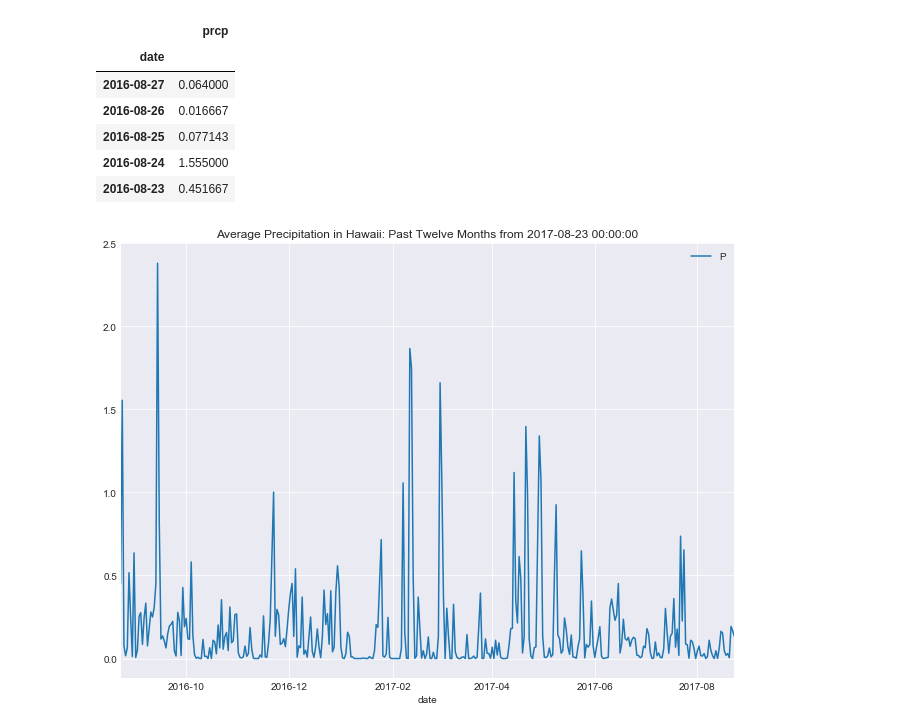
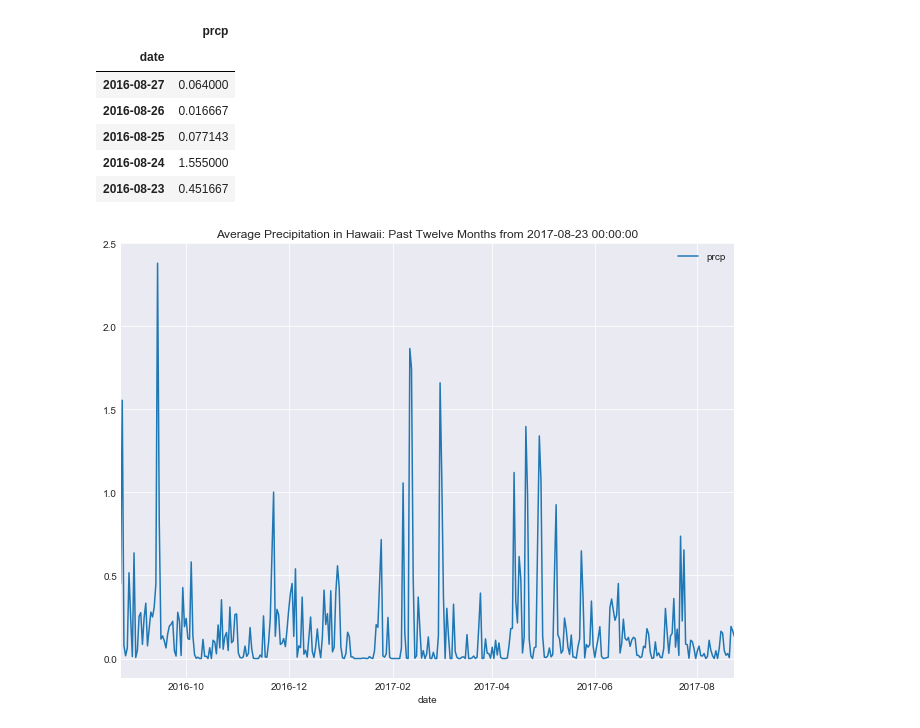
Before and after one commit to Kevinxy00/Database-Engineering, a Jupyter notebook: climate_analysis.ipynb, the cells around one changed output. Cells and saved outputs as stored; diff of their text form; code cells hidden in the pictures.

```diff
--- a/climate_analysis.ipynb
+++ b/climate_analysis.ipynb
@@ -144,9 +146,8 @@ Prcp_df.tail()
 # %%
 # Plot the results using the DataFrame `plot` method.
 sns.set_style('darkgrid')
-ax = Prcp_df.plot(figsize=(11, 8))
+Prcp_df.plot(figsize=(11, 8))
 plt.title('Average Precipitation in Hawaii: Past Twelve Months from ' + str(Latest_date[0]))
-ax.legend('Precipitation')
 plt.show()
 # %% [output]
-[figure, old version]
+[figure, new version]
```
Also changed, not shown: parts of 11 cells of this notebook.
